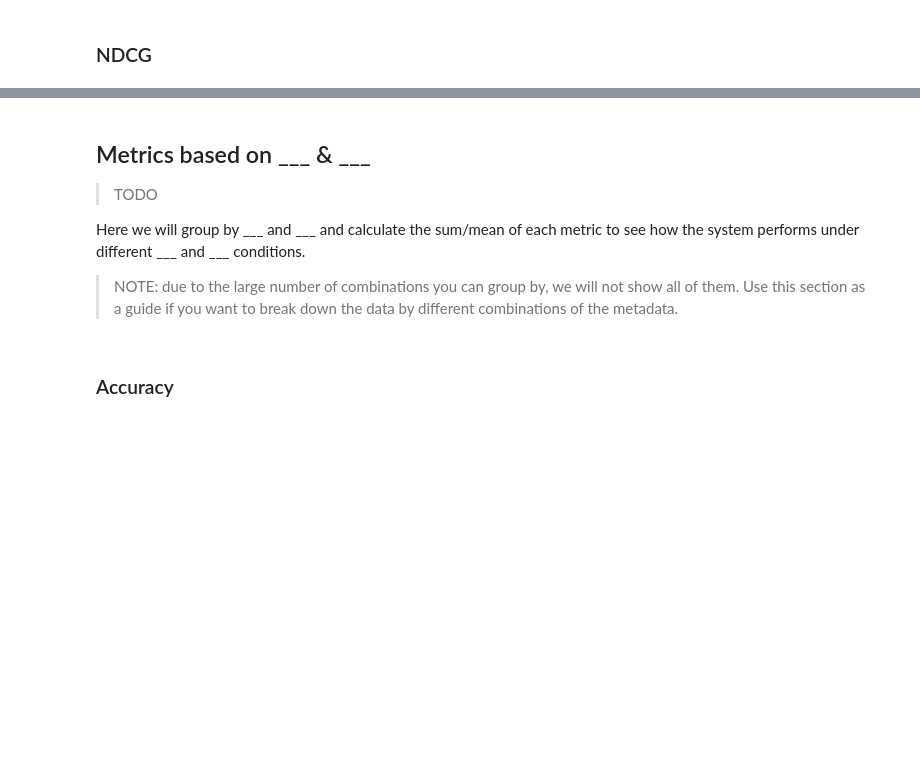
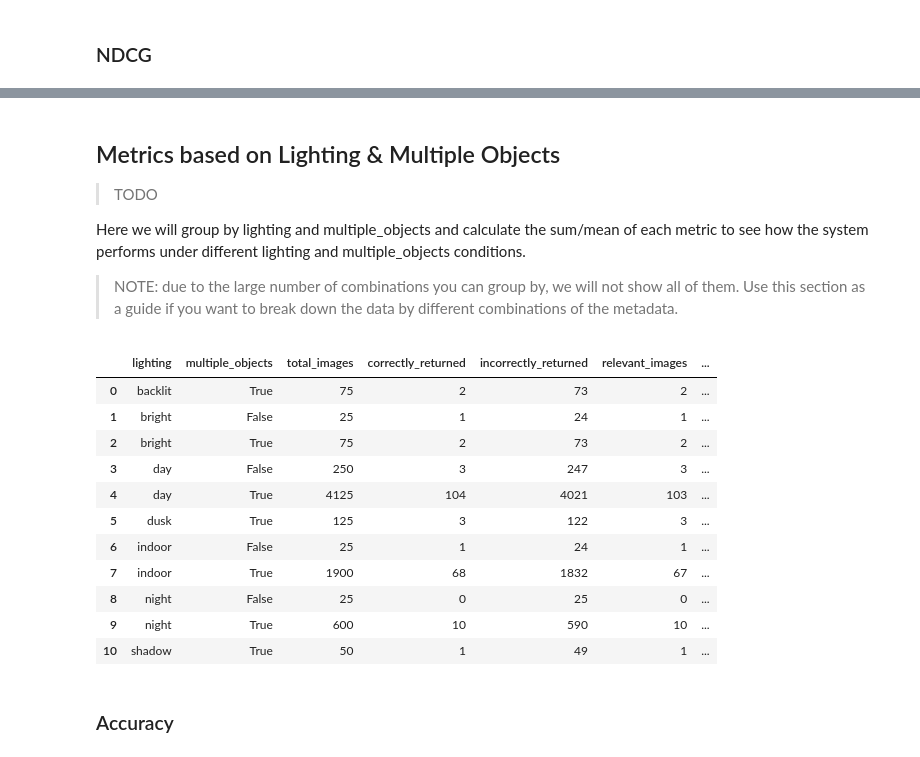
Before and after one commit to waggle-sensor/sage-vectordb-example, a Jupyter notebook: benchmarking/benchmarks/Commonobjectsbench/results/v10/evaluate.ipynb, the cells around one changed output, grey strips where cells are left out. Cells and saved outputs as stored; diff of their text form; code cells hidden in the pictures; blank space fills up the shorter version.

```diff
--- a/benchmarking/benchmarks/Commonobjectsbench/results/v10/evaluate.ipynb
+++ b/benchmarking/benchmarks/Commonobjectsbench/results/v10/evaluate.ipynb
@@ -837,37 +1027,50 @@ plot_ndcg_comparison(metrics, x_column=x_column, title=f'NDCG and clip_NDCG by {
 # %% [markdown]
-## Metrics based on ___ & ___
+## Metrics based on Lighting & Multiple Objects
 >TODO
 
-Here we will group by ___ and ___ and calculate the sum/mean of each metric to see how the system performs under different ___ and ___ conditions.
+Here we will group by lighting and multiple_objects and calculate the sum/mean of each metric to see how the system performs under different lighting and multiple_objects conditions.
 
 >NOTE: due to the large number of combinations you can group by, we will not show all of them. Use this section as a guide if you want to break down the data by different combinations of the metadata.
 # %%
 # Group
-view_sun_metrics = df.groupby(['__', '__']).agg({
+light_multiple_metrics = df.groupby(['lighting', 'multiple_objects']).agg({
     'total_images': 'sum',
     'correctly_returned': 'sum',
     'incorrectly_returned': 'sum',
     'relevant_images': 'sum',
     'non_relevant_images': 'sum',
     'accuracy': 'mean',
     'precision': 'mean',
     'recall': 'mean',
     'NDCG': 'mean',
     'clip_NDCG': 'mean'
 }).reset_index()
-view_sun_metrics['__'] = view_sun_metrics['__'].map({True: 'True', False: 'False'})
+light_multiple_metrics['multiple_objects'] = light_multiple_metrics['multiple_objects'].map({True: 'True', False: 'False'})
 
 # set up graph variables
-metrics = view_sun_metrics
-x_column = '__'
-group_column = '__'
-title = '___ & ___'
+metrics = light_multiple_metrics
+x_column = 'lighting'
+group_column = 'multiple_objects'
+title = 'Lighting & Multiple Objects'
 colors = {
-    "True": "red",
+    "True": "blue",
     "False": "green",
 }
 
 metrics
+# %% [output]
+|  | lighting | multiple_objects | total_images | correctly_returned | incorrectly_returned | relevant_images | ... |
+| 0 | backlit | True | 75 | 2 | 73 | 2 | ... |
+| 1 | bright | False | 25 | 1 | 24 | 1 | ... |
+| 2 | bright | True | 75 | 2 | 73 | 2 | ... |
+| 3 | day | False | 250 | 3 | 247 | 3 | ... |
+| 4 | day | True | 4125 | 104 | 4021 | 103 | ... |
+| 5 | dusk | True | 125 | 3 | 122 | 3 | ... |
+| 6 | indoor | False | 25 | 1 | 24 | 1 | ... |
+| 7 | indoor | True | 1900 | 68 | 1832 | 67 | ... |
+| 8 | night | False | 25 | 0 | 25 | 0 | ... |
+| 9 | night | True | 600 | 10 | 590 | 10 | ... |
+| 10 | shadow | True | 50 | 1 | 49 | 1 | ... |
 # %% [markdown]
 ### Accuracy
 # %%
```
Also changed, not shown: parts of 78 cells of this notebook.
